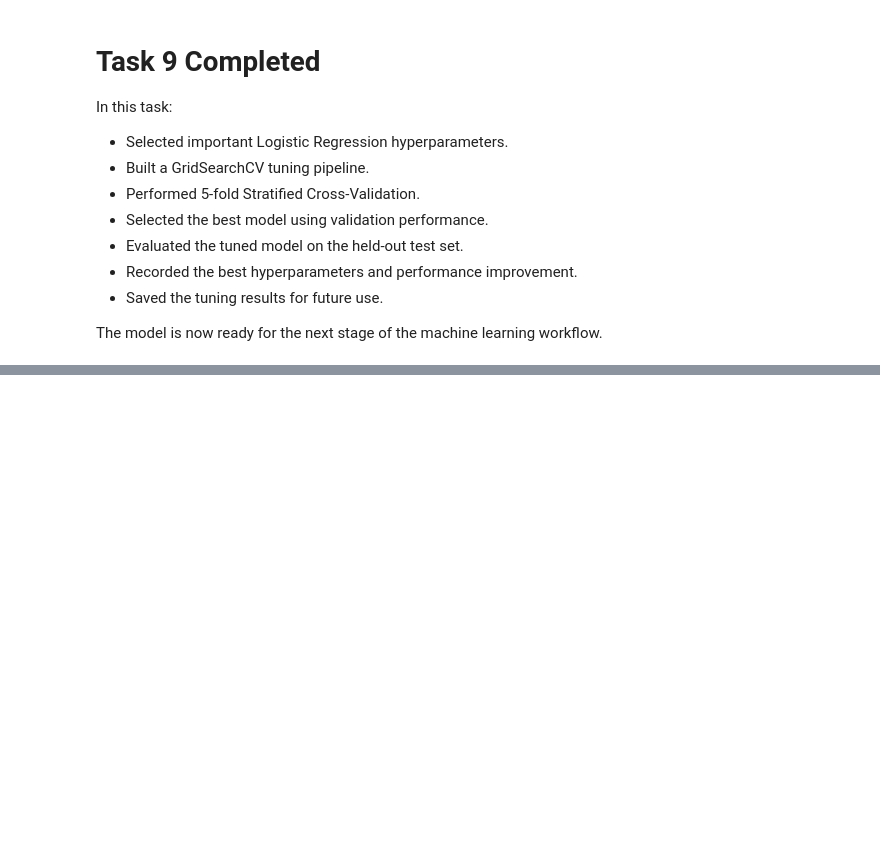
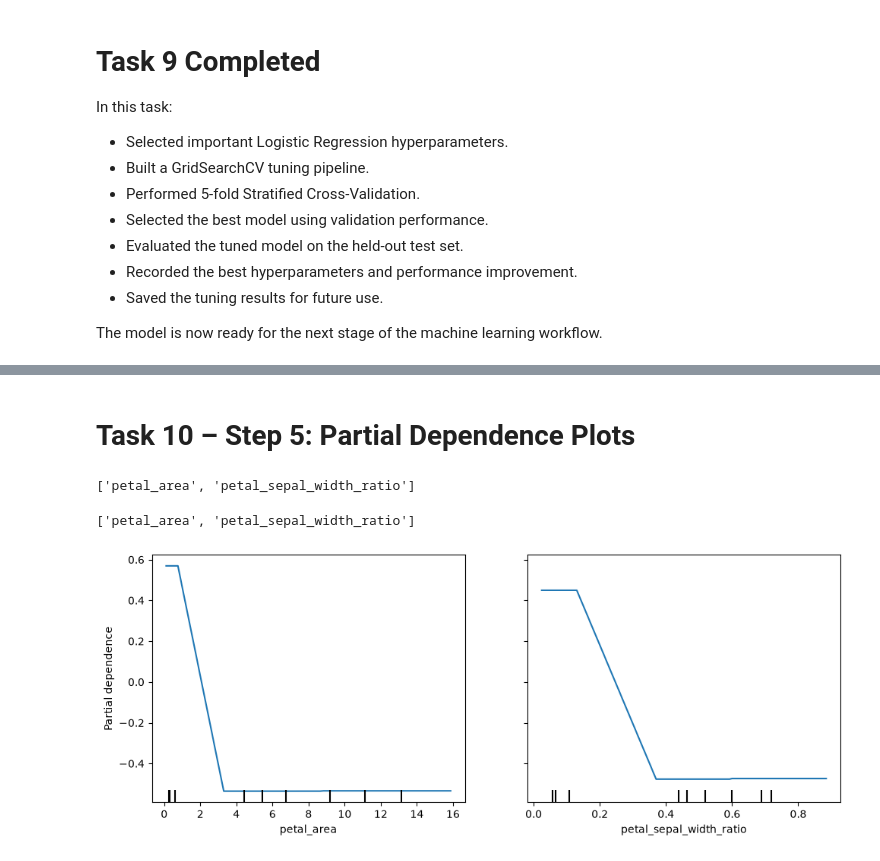
Before and after one commit to Kaushik0107/PlaceMux_Phase1, a Jupyter notebook: notebooks/starter.ipynb, the cells around one changed output, grey strips where cells are left out. Cells and saved outputs as stored; diff of their text form; code cells hidden in the pictures; blank space fills up the shorter version.

Commit message:
Completed Task 10 - Complex relationships

```diff
--- a/notebooks/starter.ipynb
+++ b/notebooks/starter.ipynb
@@ -2759,0 +3114,10 @@ The model is now ready for the next stage of the machine learning workflow.
+# %%
+gb_grid = GridSearchCV(
+    estimator=GradientBoostingClassifier(random_state=42),
+    param_grid=param_grid,
+    scoring="accuracy",
+    cv=5,
+    n_jobs=-1
+)
+
+print("GridSearchCV created successfully.")
@@ -2759,0 +3126,4 @@ The model is now ready for the next stage of the machine learning workflow.
+# %%
+gb_grid.fit(X_train, y_train)
+
+print("Hyperparameter tuning completed.")
@@ -2759,0 +3148,4 @@ The model is now ready for the next stage of the machine learning workflow.
+# %%
+best_gb_model = gb_grid.best_estimator_
+
+print(best_gb_model)
@@ -2759,0 +3209,2 @@ The model is now ready for the next stage of the machine learning workflow.
+# %% [markdown]
+# Task 10 – Step 5: Partial Dependence Plots
@@ -2759,0 +3213,28 @@ The model is now ready for the next stage of the machine learning workflow.
+# %%
+print(X_train.columns.tolist())
+# %% [output]
+['petal_area', 'petal_sepal_width_ratio']
+# %%
+features = [
+    "petal_area",
+    "petal_sepal_width_ratio"
+]
+
+print(features)
+# %% [output]
+['petal_area', 'petal_sepal_width_ratio']
+# %%
+fig, ax = plt.subplots(figsize=(10,4))
+
+PartialDependenceDisplay.from_estimator(
+    best_gb_model,
+    X_train,
+    features=features,
+    target=0,
+    ax=ax
+)
+
+plt.tight_layout()
+plt.show()
+# %% [output]
+[figure, added]
```
Also changed, not shown: parts of 55 cells of this notebook, 4 other files.
